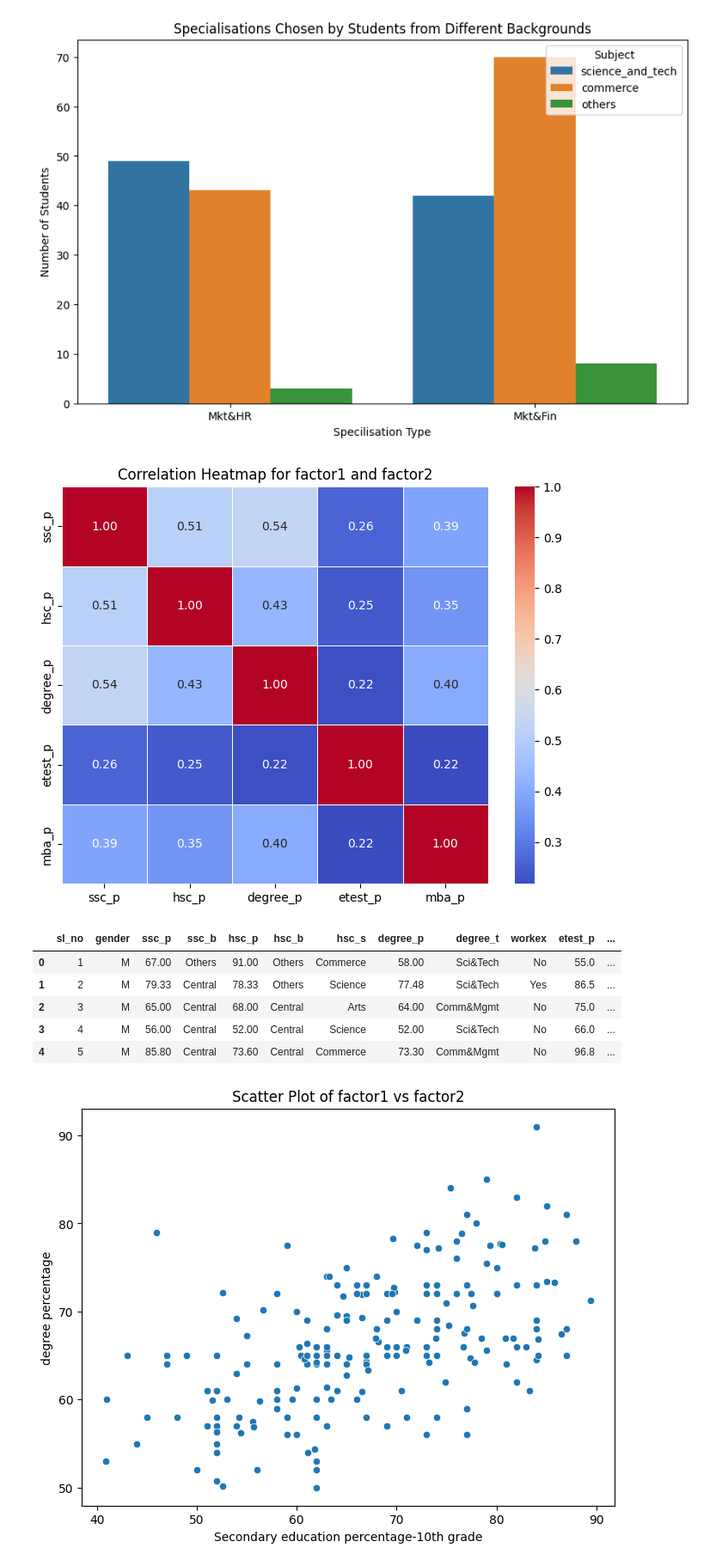
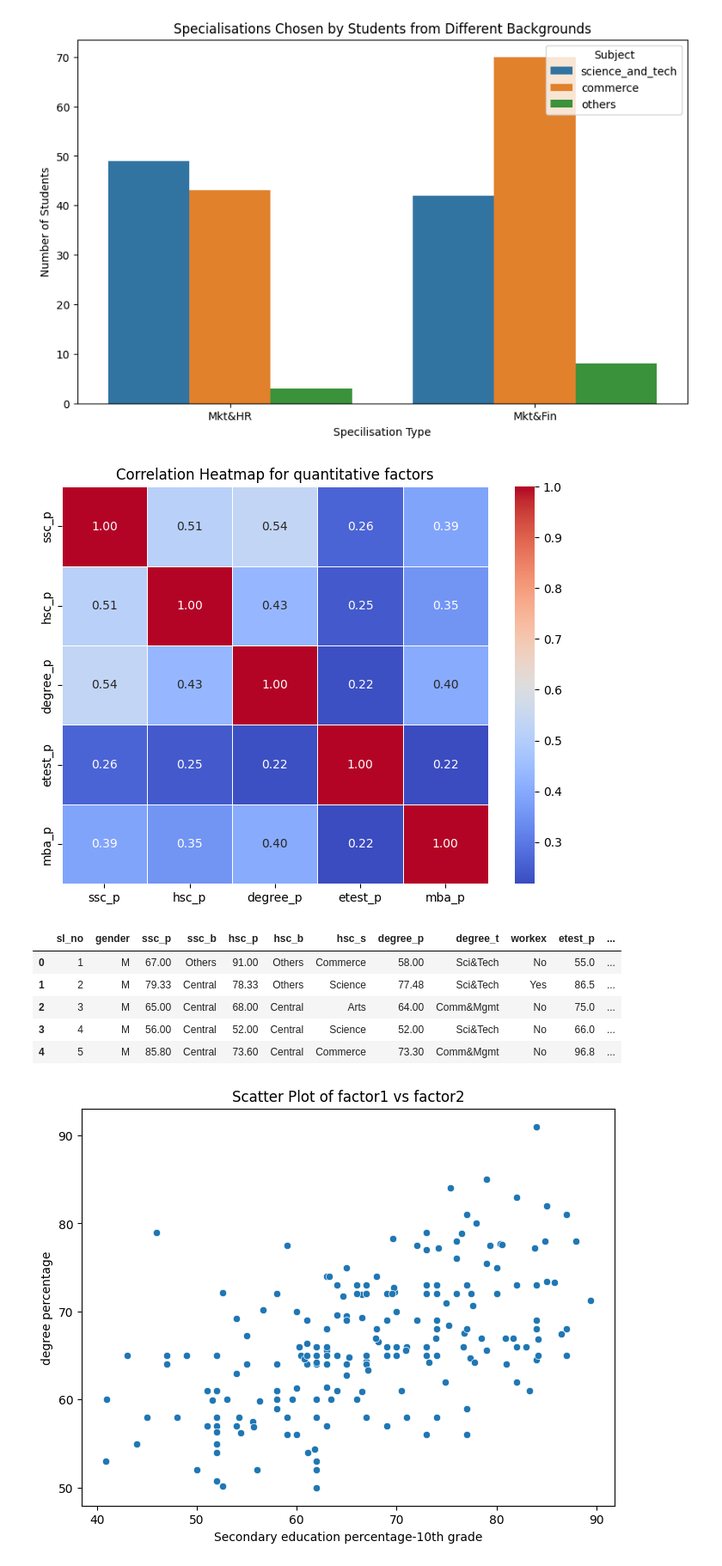
Before and after one commit to ShamindaKanchana/Placement-Insights-Unveiling-Trends-in-Student-Career-Trajectories, a Jupyter notebook: Notebook/unrevealing_trends.ipynb, the cells around one changed output. Shown: that part at 86% size. Drawn from its saved outputs; the diff is of its cells as text; code cells hidden in the pictures.

```diff
--- a/Notebook/unrevealing_trends.ipynb
+++ b/Notebook/unrevealing_trends.ipynb
@@ -479,20 +479,20 @@ plt.show()
 # %%
 
 # Select only the two columns you want to analyze
 selected_columns = ['ssc_p', 'hsc_p','degree_p','etest_p','mba_p']
 subset_df = df1[selected_columns]
 
 # Compute the correlation matrix for the selected columns
 correlation_matrix = subset_df.corr()
 
 # Plot the heatmap
 plt.figure(figsize=(8, 6))
 sns.heatmap(correlation_matrix, annot=True, cmap='coolwarm', fmt=".2f", linewidths=.5)
-plt.title('Correlation Heatmap for factor1 and factor2')
+plt.title('Correlation Heatmap for quantitative factors')
 plt.show()
 df1.head()
 # %% [output]
-[figure, old version]
+[figure, new version]
 |  | sl_no | gender | ssc_p | ssc_b | hsc_p | hsc_b | hsc_s | degree_p | degree_t | workex | etest_p | ... |
 | 0 | 1 | M | 67.00 | Others | 91.00 | Others | Commerce | 58.00 | Sci&Tech | No | 55.0 | ... |
 | 1 | 2 | M | 79.33 | Central | 78.33 | Others | Science | 77.48 | Sci&Tech | Yes | 86.5 | ... |
```
Also changed, not shown: 2 other files.
